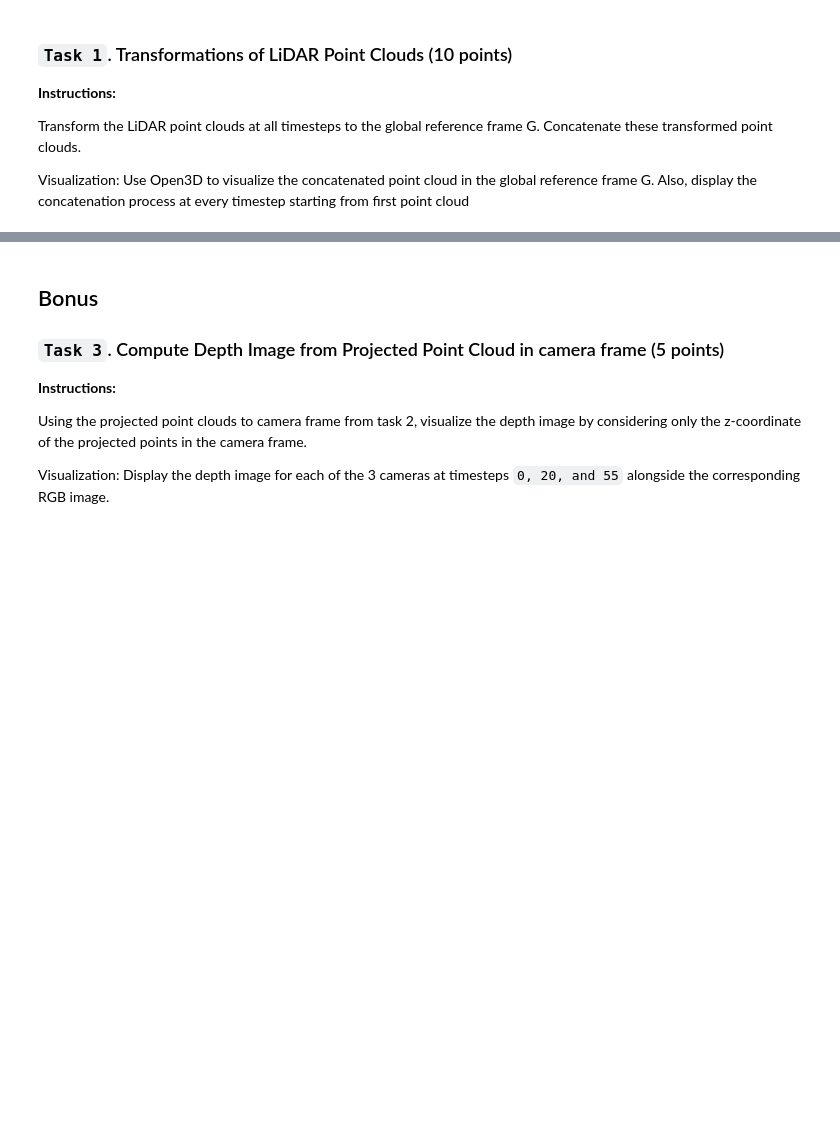
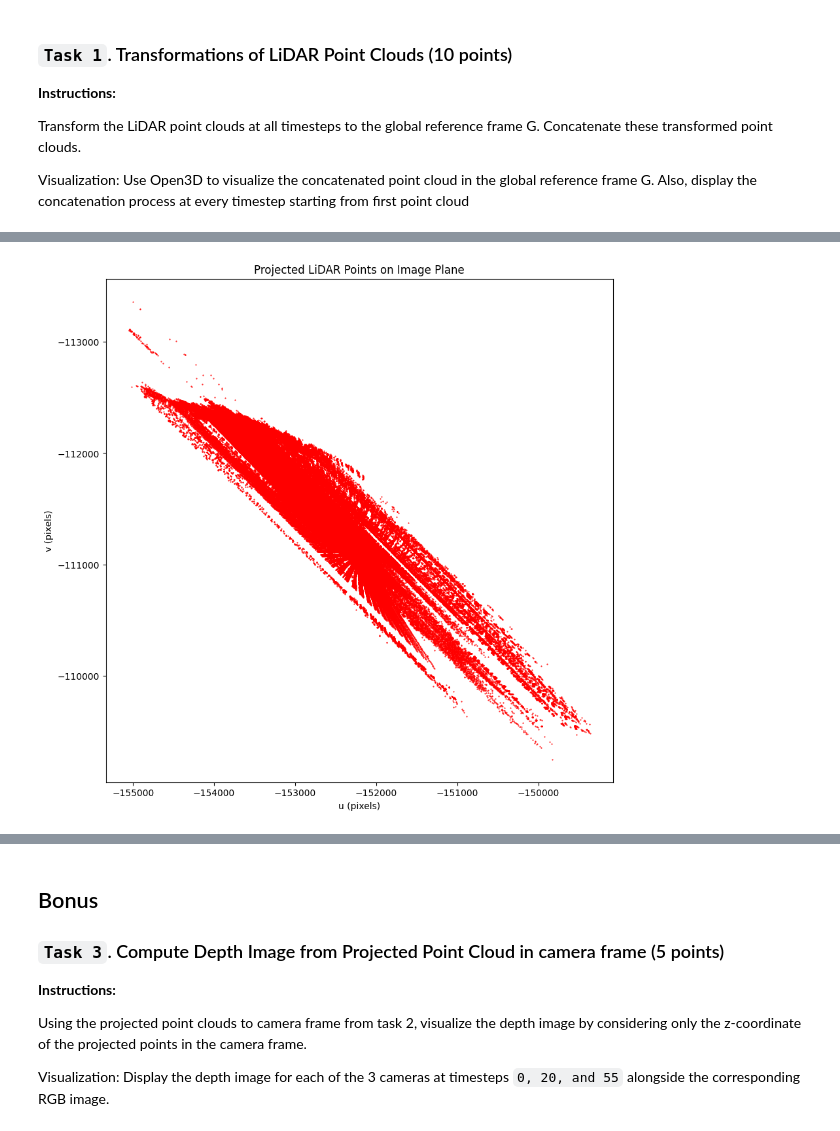
Before and after one commit to ihsingh2/mr-assignments, a Jupyter notebook: MR24_Assignment_1.ipynb, the cells around one changed output, grey strips where cells are left out. Saved outputs shown, nothing was run; the diff lists cells and outputs as text; code cells hidden in the pictures; blank space fills up the shorter version.

```diff
--- a/MR24_Assignment_1.ipynb
+++ b/MR24_Assignment_1.ipynb
@@ -356,0 +219,98 @@ if __name__ == "__main__":
+# %%
+def ReadImageFrame(Frame, CamId):
+        image = cv2.imread(f"images/{Frame:03d}_{CamId:01d}.jpg")
+        return image
+
+def ReadEgoTransformMatrix(frame):
+    data = np.loadtxt(f"ego2world/{frame:03d}.txt", dtype=np.float32)
+    if data.size != 16:
+        print("Error!!  : Error occured in Reading in Transformation Matrix (the size is not 16)")
+    matrix = data.reshape(4, 4)
+    return matrix
+
+def ReadCamTransformMatrix(CamId):
+    data = np.loadtxt(f"cam2ego/{CamId}.txt", dtype=np.float32)
+    if data.size != 16:
+        print("Error!!  : Error occured in Reading in Transformation Matrix (the size is not 16)")
+    matrix = data.reshape(4, 4)
+    return matrix
+
+def TransformThePoints(CloudPoints, TransformMatrix):
+
+    RotationMatrix = TransformMatrix[:3, :3]
+    TranslationVector = TransformMatrix[:3, 3]
+
+    # Compute the inverse rotation and translation
+    InverseRotationMatrix = np.linalg.inv(RotationMatrix)
+    InverseTranslationVector = -np.dot(InverseRotationMatrix, TranslationVector)
+
+    # Apply the inverse transformation
+    TransformedPoints = np.dot(CloudPoints - InverseTranslationVector, InverseRotationMatrix.T)
+
+    return TransformedPoints
+
+def ReadIntrinsicMatrix(CamId):
+    intrinsic = np.loadtxt(f"intrinsics/{CamId}.txt")
+    fx, fy, cx, cy = intrinsic[0], intrinsic[1], intrinsic[2], intrinsic[3]
+    IntrinsicMatrix = np.array([[fx, 0, cx], [0, fy, cy], [0, 0, 1]])
+    return IntrinsicMatrix
+
+def ProjectToImage(LidarPoints, IntrinsicsMatrix):
+    image_points = IntrinsicsMatrix @ LidarPoints.T
+    image_points /= image_points[2, :]
+    return image_points[:2, :].T
+
+
+def visualize_lidar_points(image_points):
+    plt.figure(figsize=(10, 10))
+    plt.scatter(image_points[:, 0], image_points[:, 1], s=1, c='red', marker='.')
+    plt.title('Projected LiDAR Points on Image Plane')
+    plt.xlabel('u (pixels)')
+    plt.ylabel('v (pixels)')
+    plt.gca().invert_yaxis()
+    plt.show()
+
+def visualize_lidar_points_open3d(lidar_points_3d):
+    # Convert Waymo LiDAR coordinates to Open3D coordinates
+    lidar_points_3d[:, [1, 2]] = lidar_points_3d[:, [2, 1]]
+
+    # Create an Open3D point cloud
+    pcd = o3d.geometry.PointCloud()
+    pcd.points = o3d.utility.Vector3dVector(lidar_points_3d)
+
+    # Visualize the point cloud
+    o3d.visualization.draw_geometries([pcd])
+
+def ImgShow(Image):
+    plt.imshow(cv2.cvtColor(Image, cv2.COLOR_BGR2RGB))
+    plt.axis('off')
+    plt.show()
+
+# Main File
+TotalFrames = 6
+Frame = 2
+CamId = 0
+
+AllPoints = np.vstack(ConcatenatedCloudPoints(TotalFrames))
+print("AllPoints = ", AllPoints.shape)
+
+#rotation
+TransformMatrix = ReadEgoTransformMatrix(Frame)
+# print("TransformMatrix = ", TransformMatrix.shape)
+TransformedCloudPoints = TransformThePoints(AllPoints, TransformMatrix)
+# print("TransformedCloudPoints = ", TransformedCloudPoints.shape)
+
+CamTransformMatrix = ReadCamTransformMatrix(CamId)
+print("CamTransformMatrix = ", CamTransformMatrix.shape)
+TransformedCloudPointsinCam = TransformThePoints(TransformedCloudPoints, CamTransformMatrix)
+print("TransformedCloudPointsinCam = ", TransformedCloudPointsinCam.shape)
+
+IntrinsicMatrix = ReadIntrinsicMatrix(CamId)
+print("IntrinsicMatrix = ", IntrinsicMatrix.shape)
+CloudpointsinImage = ProjectToImage(TransformedCloudPointsinCam, IntrinsicMatrix)
+print("CloudpointsinImage = ", CloudpointsinImage.shape)
+
+visualize_lidar_points(CloudpointsinImage)
+Image = ReadImageFrame(Frame, CamId)
+ImgShow(Image)
+# %% [output]
@@ -356,0 +322 @@ if __name__ == "__main__":
+[figure, added]
```
Also changed, not shown: parts of 22 cells of this notebook.
